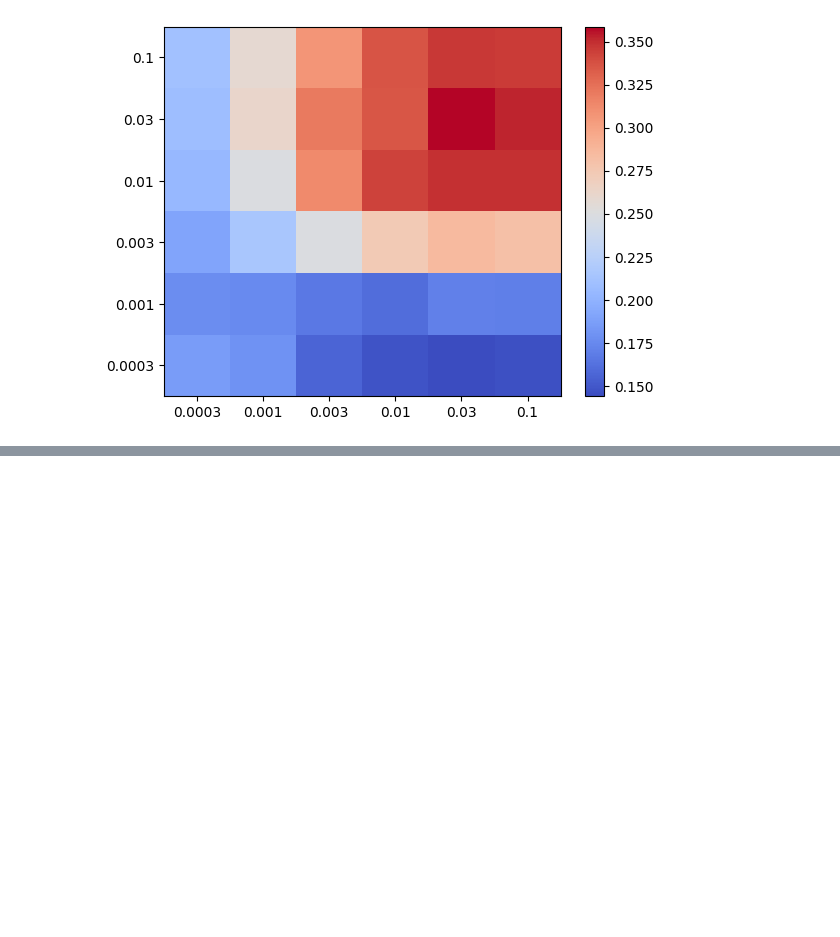
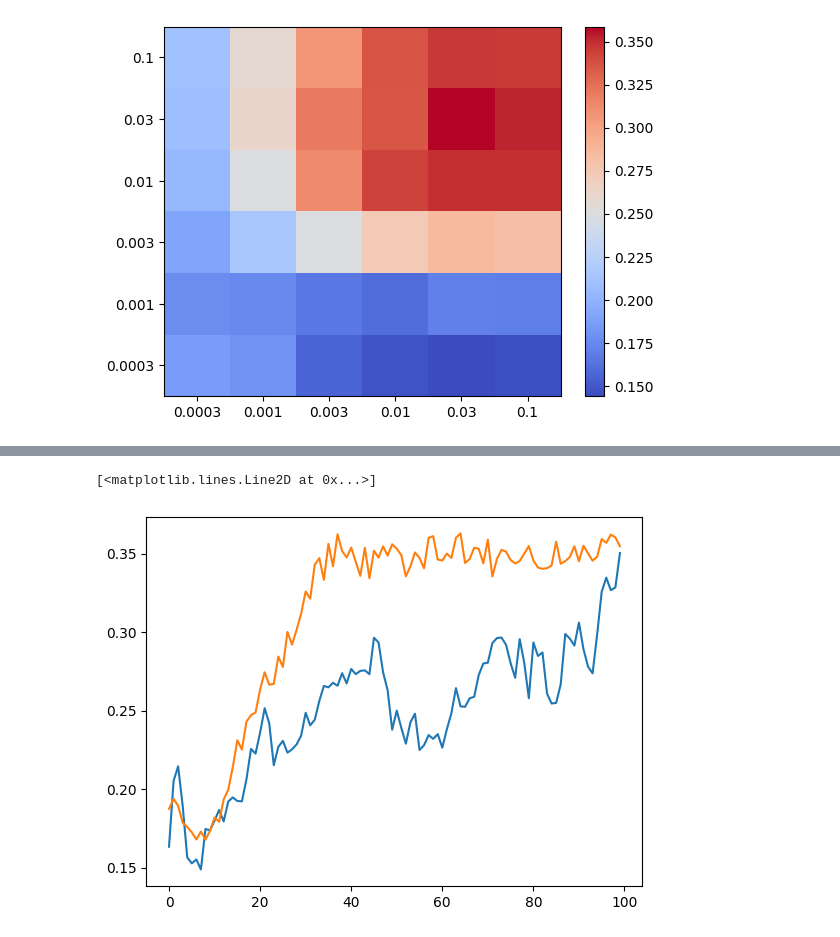
Before and after one commit to google-research/laurel, a Jupyter notebook: notebooks/reinforcement_learning.ipynb, the cells around one changed output, grey strips where cells are left out. Drawn from its saved outputs; the diff is of its cells as text; code cells hidden in the pictures; blank space fills up the shorter version.

```diff
--- a/notebooks/reinforcement_learning.ipynb
+++ b/notebooks/reinforcement_learning.ipynb
@@ -33,6 +33,8 @@ means = np.array([
 
 alr_best, clr_best = np.unravel_index(means.argmax(), means.shape)
 perfs = performances[(actor_lrs == alrs[alr_best]) & (critic_lrs == clrs[clr_best])]
+# %%
+perfs_linear = perfs
 # %%
 plt.plot(performances.mean(0))
 plt.plot(perfs.mean(0))
@@ -136,0 +139,6 @@ plt.plot(performances.max(0))
+# %%
+plt.plot(perfs.mean(0).reshape(-1, 10).mean(1))
+plt.plot(perfs_linear.mean(0).reshape(-1, 2).mean(1))
+# %% [output]
+[<matplotlib.lines.Line2D at 0x...>]
+[figure, added]
```
Also changed, not shown: parts of 3 cells of this notebook, 1 other file.
